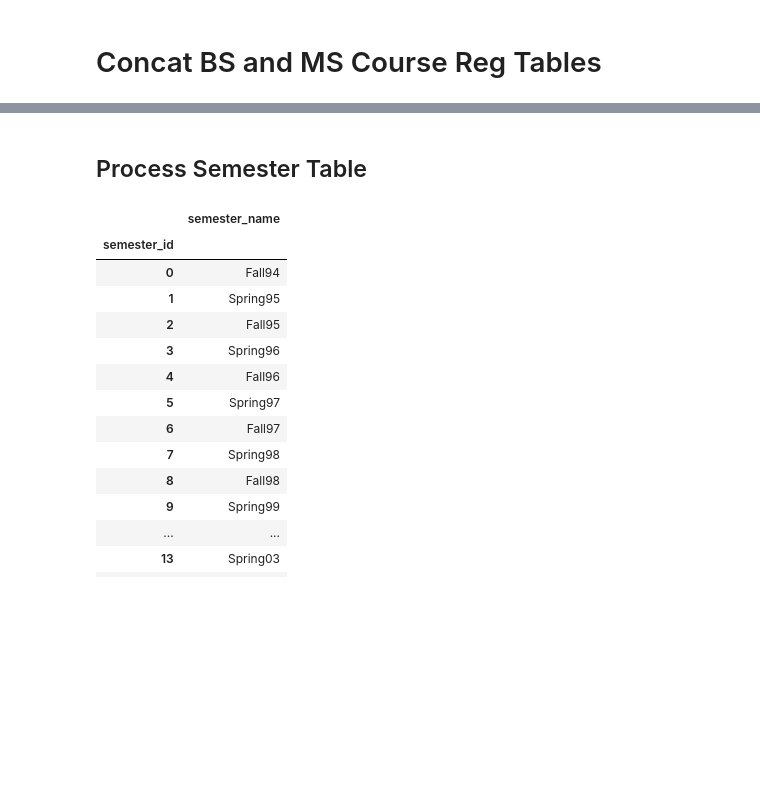
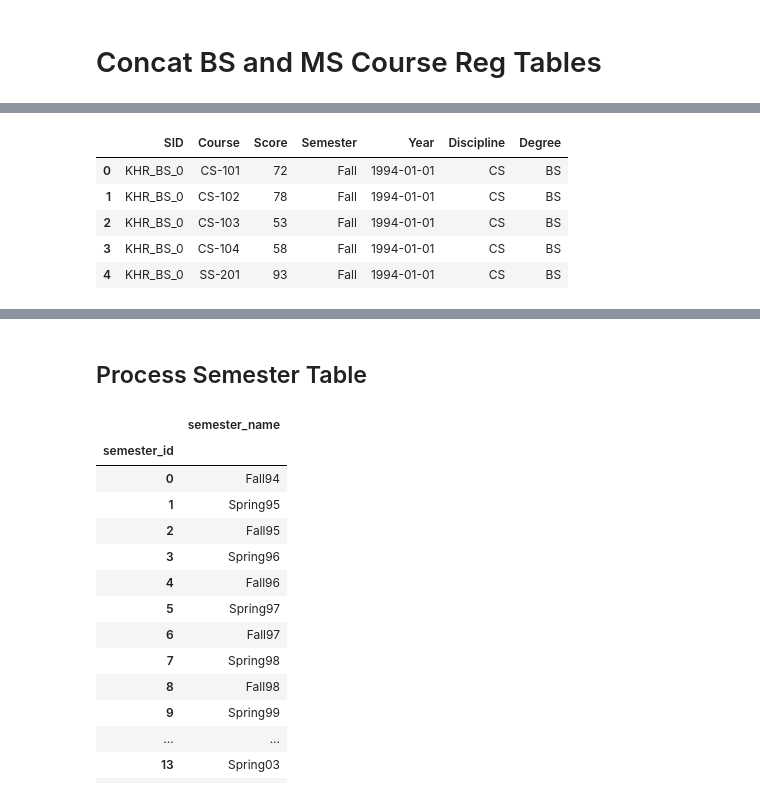
Before and after one commit to aadimator/CSE553-Data-Mining, a Jupyter notebook: 1.data-cleaning/Karachi.ipynb, the cells around one changed output, grey strips where cells are left out. Drawn from its saved outputs; the diff is of its cells as text; code cells hidden in the pictures; blank space fills up the shorter version.

```diff
--- a/1.data-cleaning/Karachi.ipynb
+++ b/1.data-cleaning/Karachi.ipynb
@@ -282,3 +288,14 @@ df_reg.head()
+# %%
+new_order_reg = ['SID', 'Course', 'Score', 'Semester', 'Year', 'Discipline', 'Degree']
+df_reg = df_reg[new_order_reg]
+df_reg.head()
+# %% [output]
+|  | SID | Course | Score | Semester | Year | Discipline | Degree |
+| 0 | KHR_BS_0 | CS-101 | 72 | Fall | 1994-01-01 | CS | BS |
+| 1 | KHR_BS_0 | CS-102 | 78 | Fall | 1994-01-01 | CS | BS |
+| 2 | KHR_BS_0 | CS-103 | 53 | Fall | 1994-01-01 | CS | BS |
+| 3 | KHR_BS_0 | CS-104 | 58 | Fall | 1994-01-01 | CS | BS |
+| 4 | KHR_BS_0 | SS-201 | 93 | Fall | 1994-01-01 | CS | BS |
 # %%
 df_reg.describe(include="all")
 # %% [output]
```
Also changed, not shown: parts of 9 cells of this notebook, 1 other file.
